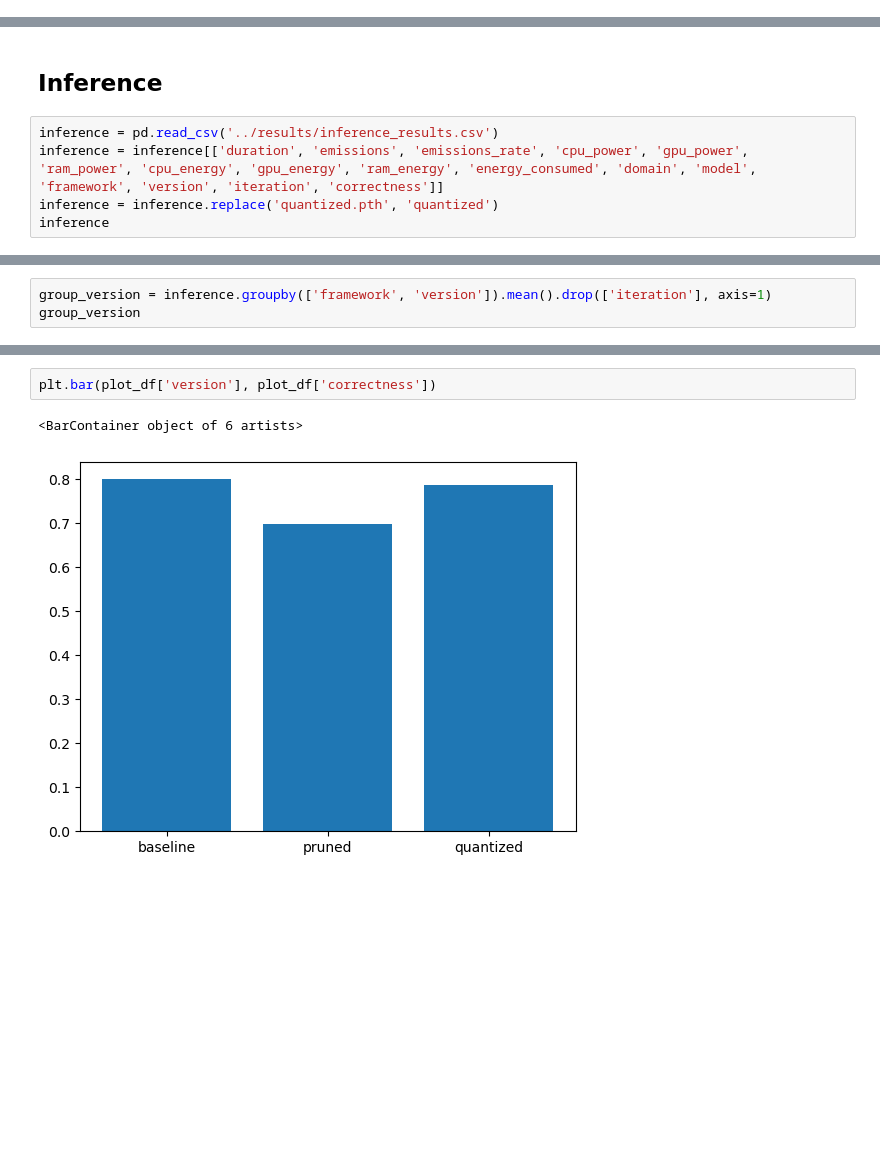
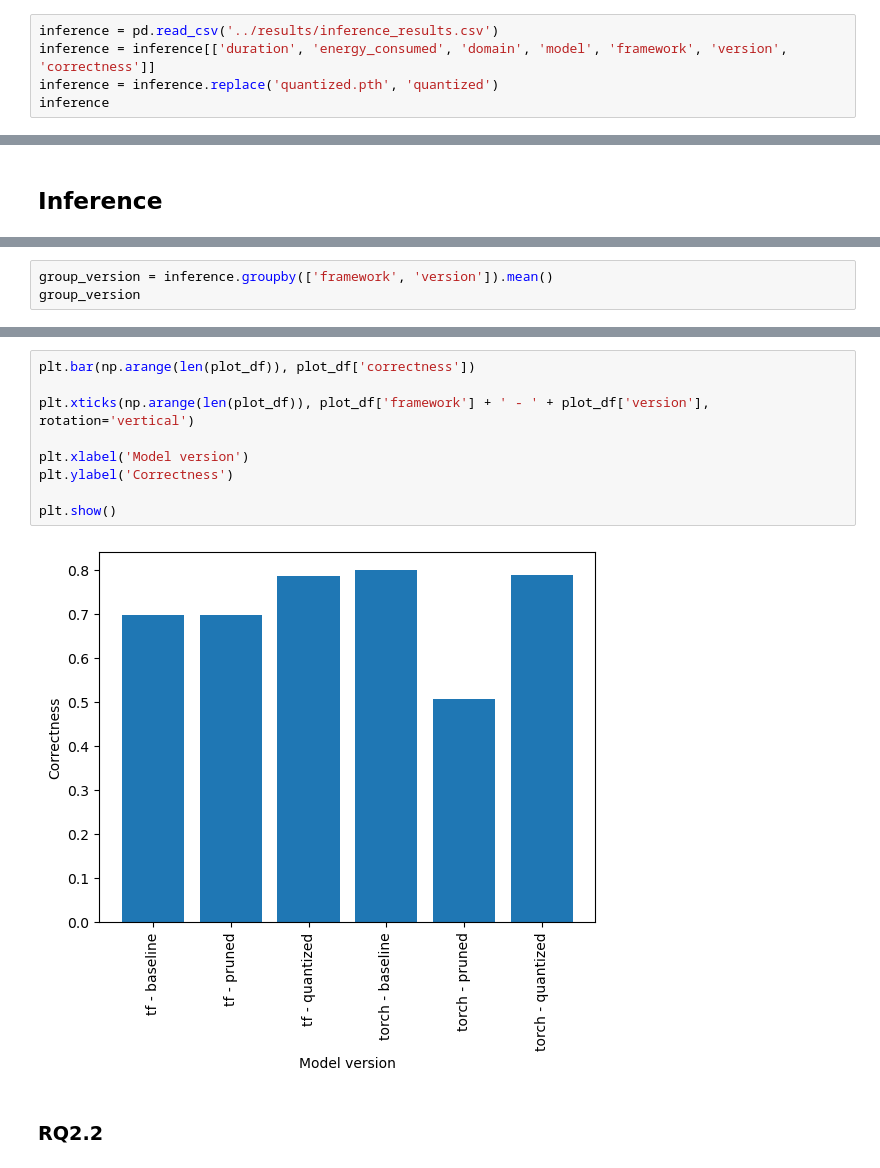
Before and after one commit to aleclagarde/tfg, a Jupyter notebook: analysis/analysis.ipynb, the cells around one changed output, grey strips where cells are left out. Drawn from its saved outputs; the diff is of its cells as text; blank space fills up the shorter version.

```diff
--- a/analysis/analysis.ipynb
+++ b/analysis/analysis.ipynb
@@ -6,0 +45,5 @@ import matplotlib.pyplot as plt
+# %%
+inference = pd.read_csv('../results/inference_results.csv')
+inference = inference[['duration', 'energy_consumed', 'domain', 'model', 'framework', 'version', 'correctness']]
+inference = inference.replace('quantized.pth', 'quantized')
+inference
@@ -124,7 +170,2 @@ plt.show()
 # %% [markdown]
 ## Inference
-# %%
-inference = pd.read_csv('../results/inference_results.csv')
-inference = inference[['duration', 'emissions', 'emissions_rate', 'cpu_power', 'gpu_power', 'ram_power', 'cpu_energy', 'gpu_energy', 'ram_energy', 'energy_consumed', 'domain', 'model', 'framework', 'version', 'iteration', 'correctness']]
-inference = inference.replace('quantized.pth', 'quantized')
-inference
@@ -218,4 +211,4 @@ plt.show()
 # %%
-group_version = inference.groupby(['framework', 'version']).mean().drop(['iteration'], axis=1)
+group_version = inference.groupby(['framework', 'version']).mean()
 group_version
 # %% [output]
@@ -253,5 +257,13 @@ plt.show()
 # %%
-plt.bar(plot_df['version'], plot_df['correctness'])
+plt.bar(np.arange(len(plot_df)), plot_df['correctness'])
+
+plt.xticks(np.arange(len(plot_df)), plot_df['framework'] + ' - ' + plot_df['version'], rotation='vertical')
+
+plt.xlabel('Model version')
+plt.ylabel('Correctness')
+
+plt.show()
 # %% [output]
-<BarContainer object of 6 artists>
-[figure, old version]
+[figure, new version]
+# %% [markdown]
+### RQ2.2
```
Also changed, not shown: parts of 32 cells of this notebook, 11 other files.
